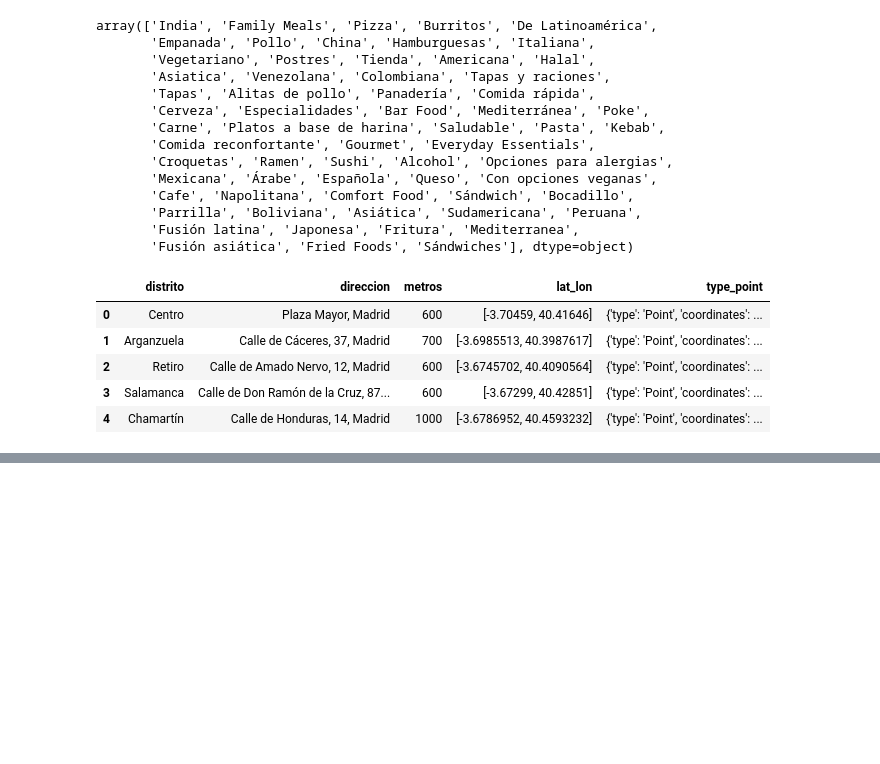
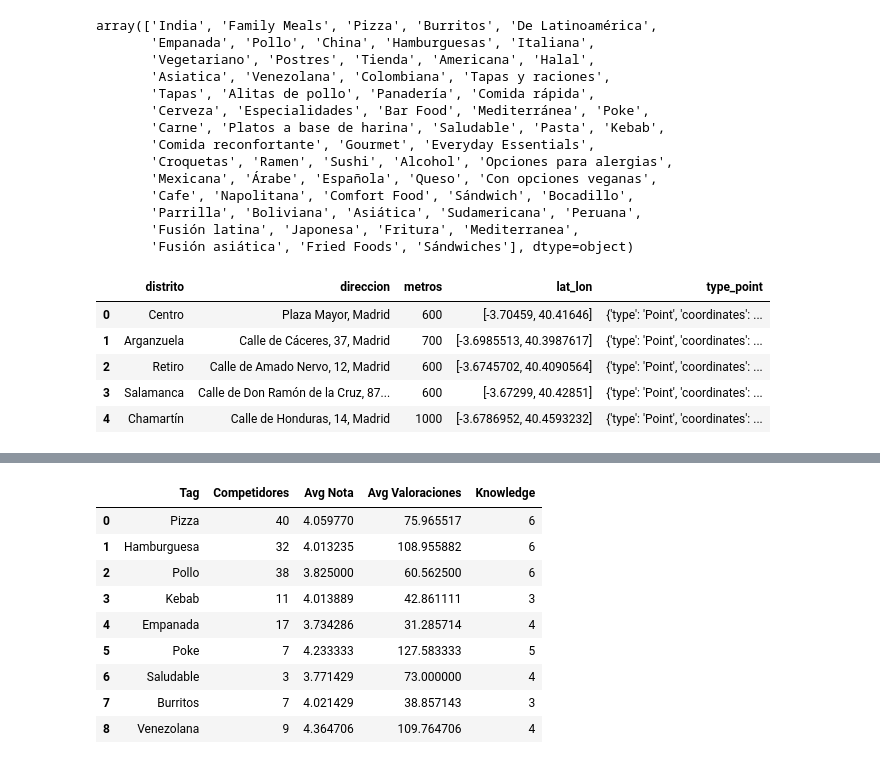
Before and after one commit to juanvpa/Proyecto-Final-Ironhack, a Jupyter notebook: Notebooks/5. UberEats - GeoQueries.ipynb, the cells around one changed output, grey strips where cells are left out. Saved outputs shown, nothing was run; the diff lists cells and outputs as text; code cells hidden in the pictures; blank space fills up the shorter version.

```diff
--- a/Notebooks/5. UberEats - GeoQueries.ipynb
+++ b/Notebooks/5. UberEats - GeoQueries.ipynb
@@ -426,0 +343,45 @@ darkkitchen
+# %%
+tags = ["Pizza","Hamburguesa","Pollo","Kebab","Empanada","Poke","Saludable","Burritos","Venezolana"]
+competidores = [darkitchen['Pizza'].sum(),
+                darkitchen['Hamburguesa'].sum(),
+                darkitchen['Pollo'].sum(),
+                darkitchen['Kebab'].sum(),
+                darkitchen['Empanada'].sum(),
+                darkitchen['Poke'].sum(),
+                darkitchen['Saludable'].sum(),
+                darkitchen['Burritos'].sum(),
+                darkitchen['Venezolana'].sum()]
+nota = [df[df.Tag == 'Pizza']['Nota'].mean(),
+        df[df.Tag == 'Hamburguesas']['Nota'].mean(),
+        df[df.Tag == 'Pollo']['Nota'].mean(),
+        df[df.Tag == 'Kebab']['Nota'].mean(),
+        df[df.Tag == 'Empanada']['Nota'].mean(),
+        df[df.Tag == 'Poke']['Nota'].mean(),
+        df[df.Tag == 'Saludable']['Nota'].mean(),
+        df[df.Tag == 'Burritos']['Nota'].mean(),
+        df[df.Tag == 'Venezolana']['Nota'].mean()]
+valoracion = [df[df.Tag == 'Pizza']['Valoracion'].mean(),
+        df[df.Tag == 'Hamburguesas']['Valoracion'].mean(),
+        df[df.Tag == 'Pollo']['Valoracion'].mean(),
+        df[df.Tag == 'Kebab']['Valoracion'].mean(),
+        df[df.Tag == 'Empanada']['Valoracion'].mean(),
+        df[df.Tag == 'Poke']['Valoracion'].mean(),
+        df[df.Tag == 'Saludable']['Valoracion'].mean(),
+        df[df.Tag == 'Burritos']['Valoracion'].mean(),
+        df[df.Tag == 'Venezolana']['Valoracion'].mean()]
+knowledge = (6,6,6,3,4,5,4,3,4)
+# %%
+virtual = pd.DataFrame(list(zip(tags, competidores, nota, valoracion,knowledge)))
+virtual.columns = ["Tag","Competidores","Avg Nota","Avg Valoraciones","Knowledge"]
+virtual
+# %% [output]
+|  | Tag | Competidores | Avg Nota | Avg Valoraciones | Knowledge |
+| 0 | Pizza | 40 | 4.059770 | 75.965517 | 6 |
+| 1 | Hamburguesa | 32 | 4.013235 | 108.955882 | 6 |
+| 2 | Pollo | 38 | 3.825000 | 60.562500 | 6 |
+| 3 | Kebab | 11 | 4.013889 | 42.861111 | 3 |
+| 4 | Empanada | 17 | 3.734286 | 31.285714 | 4 |
+| 5 | Poke | 7 | 4.233333 | 127.583333 | 5 |
+| 6 | Saludable | 3 | 3.771429 | 73.000000 | 4 |
+| 7 | Burritos | 7 | 4.021429 | 38.857143 | 3 |
+| 8 | Venezolana | 9 | 4.364706 | 109.764706 | 4 |
```
Also changed, not shown: parts of 21 cells of this notebook.
